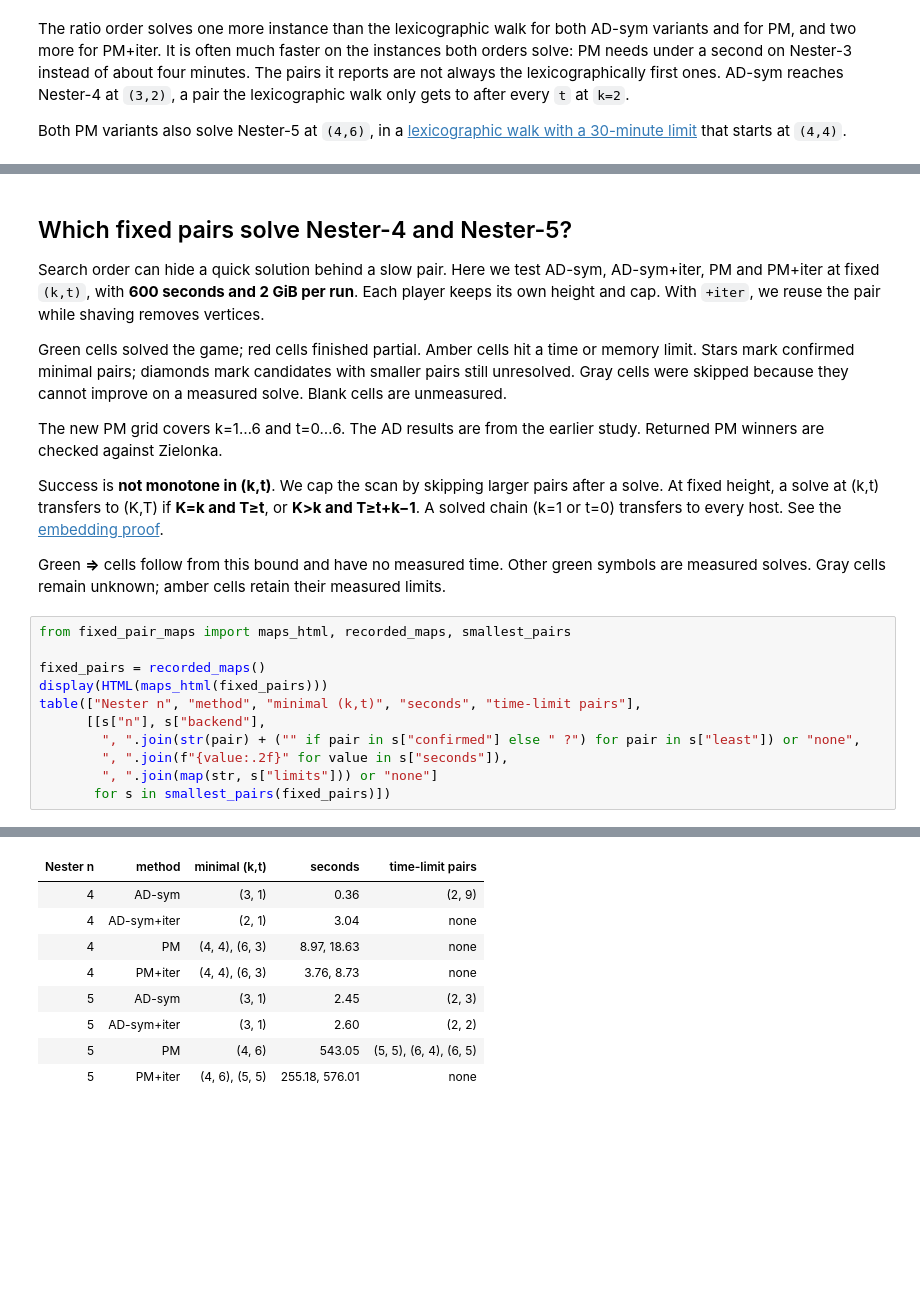
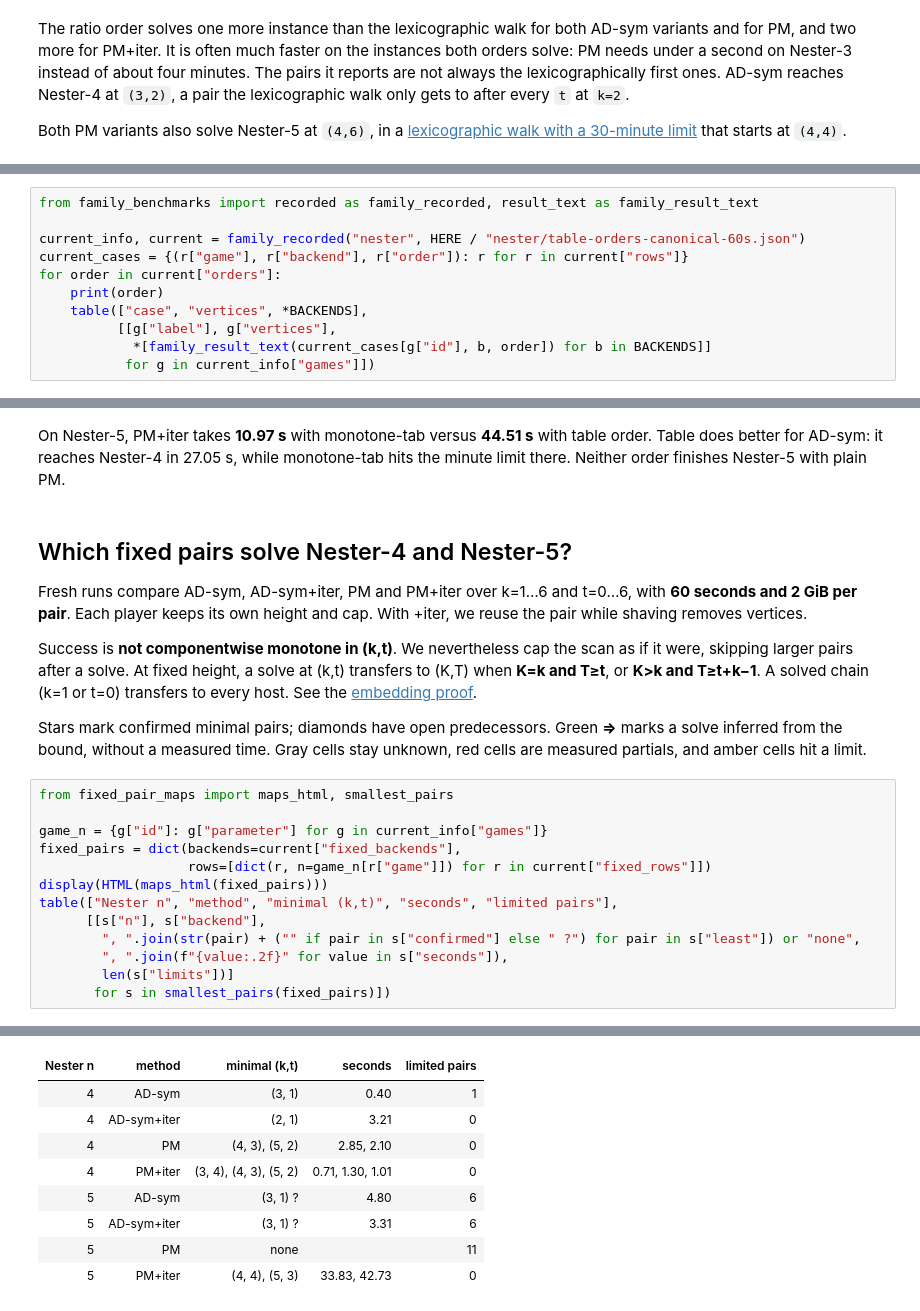
Before and after one commit to vfluegel/strahler-tree-experiments, a Jupyter notebook: jupyter-examples/08-lexicographic-adaptive-nester.ipynb, the cells around one changed output, grey strips where cells are left out. Saved outputs shown, nothing was run; the diff lists cells and outputs as text; blank space fills up the shorter version.

Commit message:
notebooks: compare table orders with corrected STRPM and fresh fixed pairs

```diff
--- a/jupyter-examples/08-lexicographic-adaptive-nester.ipynb
+++ b/jupyter-examples/08-lexicographic-adaptive-nester.ipynb
@@ -249,0 +259,11 @@ Both PM variants also solve Nester-5 at `(4,6)`, in a
+# %%
+from family_benchmarks import recorded as family_recorded, result_text as family_result_text
+
+current_info, current = family_recorded("nester", HERE / "nester/table-orders-canonical-60s.json")
+current_cases = {(r["game"], r["backend"], r["order"]): r for r in current["rows"]}
+for order in current["orders"]:
+    print(order)
+    table(["case", "vertices", *BACKENDS],
+          [[g["label"], g["vertices"],
+            *[family_result_text(current_cases[g["id"], b, order]) for b in BACKENDS]]
+           for g in current_info["games"]])
@@ -250,46 +289,46 @@ Both PM variants also solve Nester-5 at `(4,6)`, in a
+# %% [markdown]
+On Nester-5, PM+iter takes **10.97 s** with monotone-tab versus **44.51 s**
+with table order. Table does better for AD-sym: it reaches Nester-4 in
+27.05 s, while monotone-tab hits the minute limit there. Neither order
+finishes Nester-5 with plain PM.
 # %% [markdown]
 ## Which fixed pairs solve Nester-4 and Nester-5?
 
-Search order can hide a quick solution behind a slow pair. Here we test
-AD-sym, AD-sym+iter, PM and PM+iter at fixed `(k,t)`, with **600 seconds
-and 2 GiB per run**. Each player keeps its own height and cap.
-With `+iter`, we reuse the pair while shaving removes vertices.
+Fresh runs compare AD-sym, AD-sym+iter, PM and PM+iter over k=1…6 and
+t=0…6, with **60 seconds and 2 GiB per pair**. Each player keeps its own
+height and cap. With +iter, we reuse the pair while shaving removes vertices.
 
-Green cells solved the game; red cells finished partial. Amber cells hit a
-time or memory limit. Stars mark confirmed minimal pairs; diamonds mark
-candidates with smaller pairs still unresolved. Gray cells were skipped
-because they cannot improve on a measured solve. Blank cells are unmeasured.
+Success is **not componentwise monotone in (k,t)**. We nevertheless cap the
+scan as if it were, skipping larger pairs after a solve. At fixed height,
+a solve at (k,t) transfers to (K,T) when **K=k and T≥t**, or **K>k and
+T≥t+k−1**. A solved chain (k=1 or t=0) transfers to every host. See the
+[embedding proof](../docs/host-monotonicity.md).
 
-The new PM grid covers k=1…6 and t=0…6. The AD results are from the earlier
-study. Returned PM winners are checked against Zielonka.
-
-Success is **not monotone in (k,t)**. We cap the scan by skipping larger
-pairs after a solve. At fixed height, a solve at (k,t) transfers to (K,T) if
-**K=k and T≥t**, or **K>k and T≥t+k−1**. A solved chain (k=1 or t=0)
-transfers to every host. See the [embedding proof](../docs/host-monotonicity.md).
-
-Green **⇒** cells follow from this bound and have no measured time. Other green symbols are measured solves. Gray cells remain unknown; amber cells
-retain their measured limits.
+Stars mark confirmed minimal pairs; diamonds have open predecessors. Green
+**⇒** marks a solve inferred from the bound, without a measured time. Gray
+cells stay unknown, red cells are measured partials, and amber cells hit a limit.
 # %%
-from fixed_pair_maps import maps_html, recorded_maps, smallest_pairs
+from fixed_pair_maps import maps_html, smallest_pairs
 
-fixed_pairs = recorded_maps()
+game_n = {g["id"]: g["parameter"] for g in current_info["games"]}
+fixed_pairs = dict(backends=current["fixed_backends"],
+                   rows=[dict(r, n=game_n[r["game"]]) for r in current["fixed_rows"]])
 display(HTML(maps_html(fixed_pairs)))
-table(["Nester n", "method", "minimal (k,t)", "seconds", "time-limit pairs"],
+table(["Nester n", "method", "minimal (k,t)", "seconds", "limited pairs"],
       [[s["n"], s["backend"],
         ", ".join(str(pair) + ("" if pair in s["confirmed"] else " ?") for pair in s["least"]) or "none",
         ", ".join(f"{value:.2f}" for value in s["seconds"]),
-        ", ".join(map(str, s["limits"])) or "none"]
+        len(s["limits"])]
        for s in smallest_pairs(fixed_pairs)])
 # %% [output]
 [interactive output not drawn]
-| Nester n | method | minimal (k,t) | seconds | time-limit pairs |
-| 4 | AD-sym | (3, 1) | 0.36 | (2, 9) |
-| 4 | AD-sym+iter | (2, 1) | 3.04 | none |
-| 4 | PM | (4, 4), (6, 3) | 8.97, 18.63 | none |
-| 4 | PM+iter | (4, 4), (6, 3) | 3.76, 8.73 | none |
-| 5 | AD-sym | (3, 1) | 2.45 | (2, 3) |
-| 5 | AD-sym+iter | (3, 1) | 2.60 | (2, 2) |
-| 5 | PM | (4, 6) | 543.05 | (5, 5), (6, 4), (6, 5) |
-| 5 | PM+iter | (4, 6), (5, 5) | 255.18, 576.01 | none |
+| Nester n | method | minimal (k,t) | seconds | limited pairs |
+| 4 | AD-sym | (3, 1) | 0.40 | 1 |
+| 4 | AD-sym+iter | (2, 1) | 3.21 | 0 |
+| 4 | PM | (4, 3), (5, 2) | 2.85, 2.10 | 0 |
+| 4 | PM+iter | (3, 4), (4, 3), (5, 2) | 0.71, 1.30, 1.01 | 0 |
+| 5 | AD-sym | (3, 1) ? | 4.80 | 6 |
+| 5 | AD-sym+iter | (3, 1) ? | 3.31 | 6 |
+| 5 | PM | none |  | 11 |
+| 5 | PM+iter | (4, 4), (5, 3) | 33.83, 42.73 | 0 |
 # %% [markdown]
```
Also changed, not shown: parts of 6 cells of this notebook, 19 other files.
